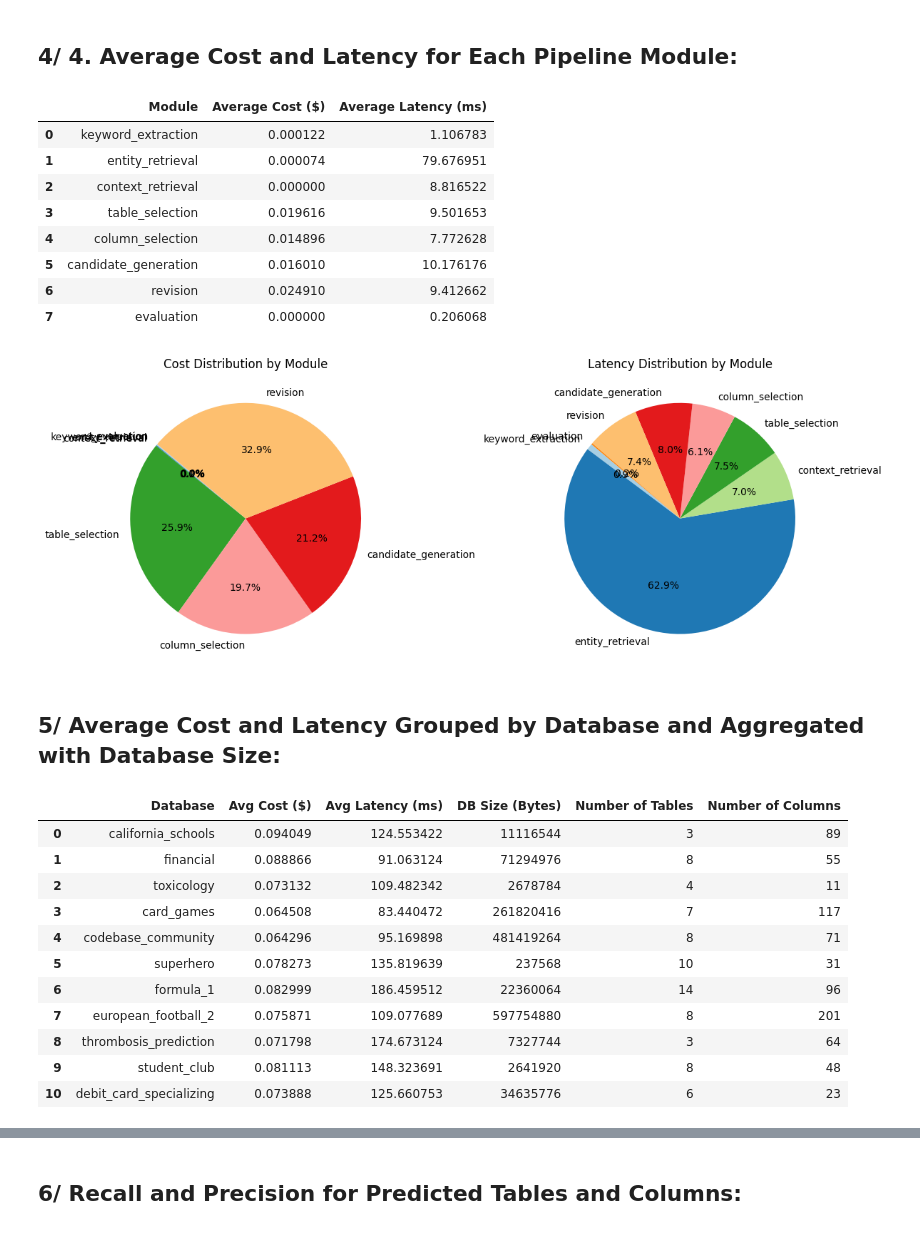
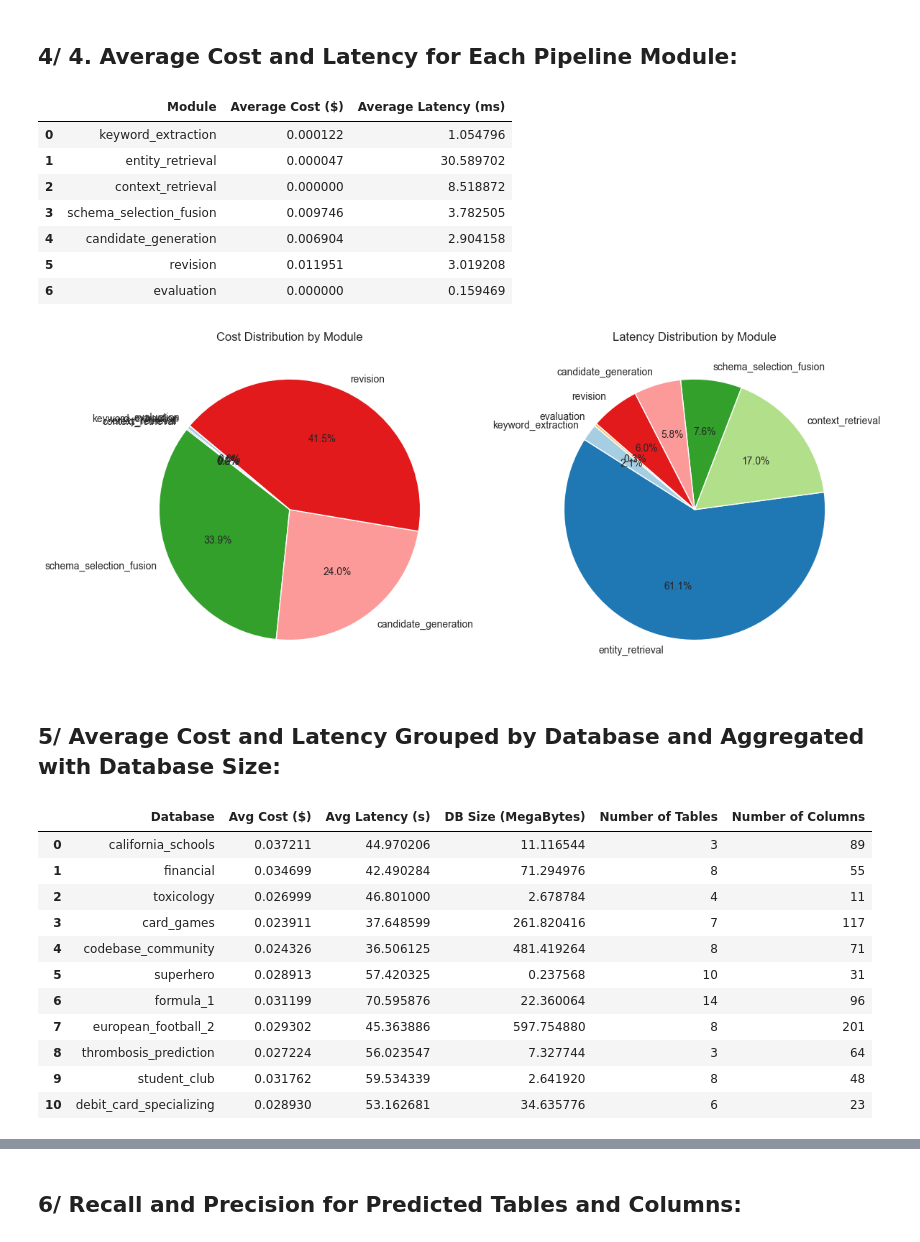
Before and after one commit to ConvergenceAI/CHESS_internship, a Jupyter notebook: notebooks/statistics.ipynb, the cells around one changed output, grey strips where cells are left out. Saved outputs shown, nothing was run; the diff lists cells and outputs as text; code cells hidden in the pictures.

```diff
--- a/notebooks/statistics.ipynb
+++ b/notebooks/statistics.ipynb
@@ -19,7 +19,7 @@ load_dotenv()
 True
 # %%
 # Path to the result directory containing JSON files
-res_path = "C:\\Users\\yousf\\Bureau\\ConvergenceAI\\CHESS_Impl\\run_results\\run_20240830_164648"
+res_path = "C:\\Users\yousf\Bureau\ConvergenceAI\CHESS_Impl\\run_results\\run_20240912_014703"
 # %%
 sds_path = "C:\\Users/yousf\Bureau\ConvergenceAI\CHESS_Impl\data\\subsampled_dev_set\\sub_sampled_bird_dev_set.json"
 with open(sds_path, 'r') as file:
@@ -140,7 +140,6 @@ Median Cost: 0.073
 # Initialize total cost and list for all costs
 total_latency = 0
 all_latencies = []
-
 # Iterate over all JSON files in the directory
 for json_file in os.listdir(res_path):
     if json_file.endswith('.json'):
@@ -150,16 +149,15 @@ for json_file in os.listdir(res_path):
 
         # Get the cost from the JSON data (assuming cost is a value in the structure)
         latency = data["latency"]
-
+        if latency>190:
+            print(json_file)
         # Accumulate the total latency and collect latencies
         total_latency += latency
         all_latencies.append(latency)
-
 # Calculate the average latency
 average_latency = total_latency / len(all_latencies) if all_latencies else 0
 # Calculate the median
 median_latency = statistics.median(all_latencies)
-
 # Print the total and average latency
 print(f"Total Latency: {total_latency: .3f}")
 print(f"Average Latency: {average_latency:.3f}")
@@ -167,7 +165,7 @@ print(f"Median Latency: {median_latency: .3f}")
 
 # Generate Latency Distribution Histogram
 plt.figure(figsize=(10, 6))
-sns.histplot(all_latencies, bins=21, color='skyblue')
+sns.histplot(all_latencies, bins=12, color='skyblue')
 plt.axvline(average_latency, color='red', linestyle='--', linewidth=2, label=f'Average latency: ${average_latency:.3f}')
 plt.axvline(median_latency, color='purple', linestyle='--', linewidth=2, label=f'Median latency: ${median_latency:.3f}')
 
@@ -237,14 +235,13 @@ df = pd.DataFrame({
 df
 # %% [output]
 |  | Module | Average Cost ($) | Average Latency (ms) |
-| 0 | keyword_extraction | 0.000122 | 1.106783 |
-| 1 | entity_retrieval | 0.000074 | 79.676951 |
-| 2 | context_retrieval | 0.000000 | 8.816522 |
-| 3 | table_selection | 0.019616 | 9.501653 |
-| 4 | column_selection | 0.014896 | 7.772628 |
-| 5 | candidate_generation | 0.016010 | 10.176176 |
-| 6 | revision | 0.024910 | 9.412662 |
-| 7 | evaluation | 0.000000 | 0.206068 |
+| 0 | keyword_extraction | 0.000122 | 1.054796 |
+| 1 | entity_retrieval | 0.000047 | 30.589702 |
+| 2 | context_retrieval | 0.000000 | 8.518872 |
+| 3 | schema_selection_fusion | 0.009746 | 3.782505 |
+| 4 | candidate_generation | 0.006904 | 2.904158 |
+| 5 | revision | 0.011951 | 3.019208 |
+| 6 | evaluation | 0.000000 | 0.159469 |
 # %%
 # Pie chart for cost distribution
 plt.figure(figsize=(12, 6))
@@ -264,7 +261,7 @@ plt.tight_layout()
 # Display the pie charts
 plt.show()
 # %% [output]
-[figure, old version]
+[figure, new version]
 # %% [markdown]
 ## 5/ Average Cost and Latency Grouped by Database and Aggregated with Database Size:
 # %%
@@ -333,48 +330,48 @@ for json_file in os.listdir(res_path):
 # Prepare data for table presentation
 database_names = []
 average_costs = []
 average_latencies = []
 db_sizes = []
 num_tables_list = []
 num_columns_list = []
 
 # Calculate averages for each database
 for db_name, stats in database_stats.items():
     avg_cost = stats['total_cost'] / stats['count']
     avg_latency = stats['total_latency'] / stats['count']
 
     database_names.append(db_name)
     average_costs.append(avg_cost)
     average_latencies.append(avg_latency)
-    db_sizes.append(stats['db_size'])
+    db_sizes.append(stats['db_size'] / 10 ** 6)
     num_tables_list.append(stats['num_tables'])
     num_columns_list.append(stats['num_columns'])
 
 # Create a pandas DataFrame to show the results
 df = pd.DataFrame({
     'Database': database_names,
     'Avg Cost ($)': average_costs,
-    'Avg Latency (ms)': average_latencies,
-    'DB Size (Bytes)': db_sizes,
+    'Avg Latency (s)': average_latencies,
+    'DB Size (MegaBytes)': db_sizes,
     'Number of Tables': num_tables_list,
     'Number of Columns': num_columns_list
 })
 
 # Display the table
 df
 # %% [output]
-|  | Database | Avg Cost ($) | Avg Latency (ms) | DB Size (Bytes) | Number of Tables | Number of Columns |
-| 0 | california_schools | 0.094049 | 124.553422 | 11116544 | 3 | 89 |
-| 1 | financial | 0.088866 | 91.063124 | 71294976 | 8 | 55 |
-| 2 | toxicology | 0.073132 | 109.482342 | 2678784 | 4 | 11 |
-| 3 | card_games | 0.064508 | 83.440472 | 261820416 | 7 | 117 |
-| 4 | codebase_community | 0.064296 | 95.169898 | 481419264 | 8 | 71 |
-| 5 | superhero | 0.078273 | 135.819639 | 237568 | 10 | 31 |
-| 6 | formula_1 | 0.082999 | 186.459512 | 22360064 | 14 | 96 |
-| 7 | european_football_2 | 0.075871 | 109.077689 | 597754880 | 8 | 201 |
-| 8 | thrombosis_prediction | 0.071798 | 174.673124 | 7327744 | 3 | 64 |
-| 9 | student_club | 0.081113 | 148.323691 | 2641920 | 8 | 48 |
-| 10 | debit_card_specializing | 0.073888 | 125.660753 | 34635776 | 6 | 23 |
+|  | Database | Avg Cost ($) | Avg Latency (s) | DB Size (MegaBytes) | Number of Tables | Number of Columns |
+| 0 | california_schools | 0.037211 | 44.970206 | 11.116544 | 3 | 89 |
+| 1 | financial | 0.034699 | 42.490284 | 71.294976 | 8 | 55 |
+| 2 | toxicology | 0.026999 | 46.801000 | 2.678784 | 4 | 11 |
+| 3 | card_games | 0.023911 | 37.648599 | 261.820416 | 7 | 117 |
+| 4 | codebase_community | 0.024326 | 36.506125 | 481.419264 | 8 | 71 |
+| 5 | superhero | 0.028913 | 57.420325 | 0.237568 | 10 | 31 |
+| 6 | formula_1 | 0.031199 | 70.595876 | 22.360064 | 14 | 96 |
+| 7 | european_football_2 | 0.029302 | 45.363886 | 597.754880 | 8 | 201 |
+| 8 | thrombosis_prediction | 0.027224 | 56.023547 | 7.327744 | 3 | 64 |
+| 9 | student_club | 0.031762 | 59.534339 | 2.641920 | 8 | 48 |
+| 10 | debit_card_specializing | 0.028930 | 53.162681 | 34.635776 | 6 | 23 |
 # %%
 
 # Visualization Proposals
```
Also changed, not shown: parts of 6 cells of this notebook, 5 other files.
